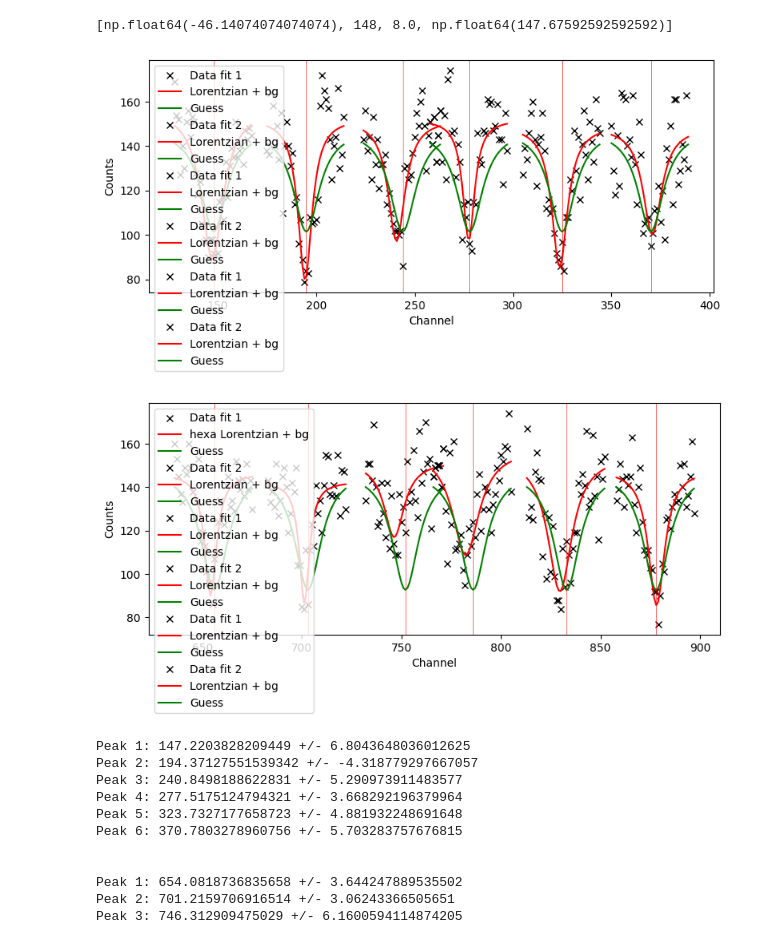
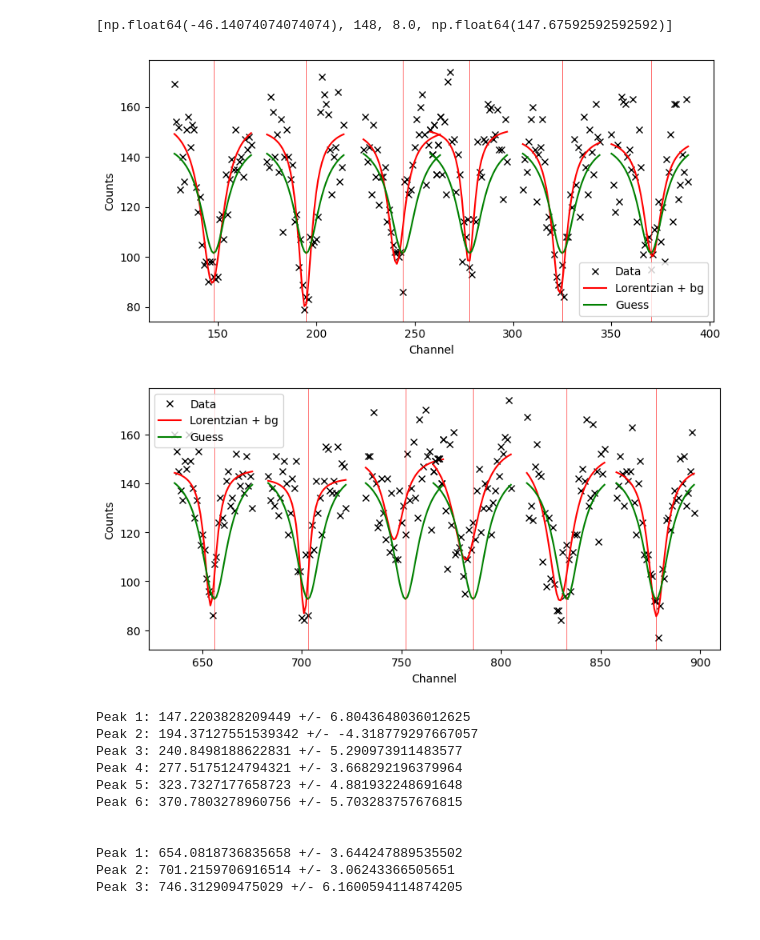
Before and after one commit to thexwon/P4, a Jupyter notebook: Mößbauer Effect/moessbauer_iron_hypersplit.ipynb, the cells around one changed output. Drawn from its saved outputs; the diff is of its cells as text; code cells hidden in the pictures.

```diff
--- a/Mößbauer Effect/moessbauer_iron_hypersplit.ipynb
+++ b/Mößbauer Effect/moessbauer_iron_hypersplit.ipynb
@@ -500,23 +500,23 @@ y6_fit = gauss_bg(x6, *popt6)
 y6_guess = gauss_bg(x6, *p0_6)
 
 plt.figure(figsize=(8, 4))
-plt.plot(x1, y1, 'kx', label='Data fit 1')
+plt.plot(x1, y1, 'kx', label='Data')
 plt.plot(x1, y1_fit, 'r-', label='Lorentzian + bg')
 plt.plot(x1, y1_guess, 'g-', label='Guess')
 plt.plot(x2, y2, 'kx')
-plt.plot(x2, y2_fit, 'r-', label='Lorentzian + bg')
+plt.plot(x2, y2_fit, 'r-')
 plt.plot(x2, y2_guess, 'g-')
 plt.plot(x3, y3, 'kx')
-plt.plot(x3, y3_fit, 'r-', label='Lorentzian + bg')
+plt.plot(x3, y3_fit, 'r-')
 plt.plot(x3, y3_guess, 'g-')
 plt.plot(x4, y4, 'kx')
-plt.plot(x4, y4_fit, 'r-', label='Lorentzian + bg')
+plt.plot(x4, y4_fit, 'r-')
 plt.plot(x4, y4_guess, 'g-')
 plt.plot(x5, y5, 'kx')
-plt.plot(x5, y5_fit, 'r-', label='Lorentzian + bg')
+plt.plot(x5, y5_fit, 'r-')
 plt.plot(x5, y5_guess, 'g-')
 plt.plot(x6, y6, 'kx')
-plt.plot(x6, y6_fit, 'r-', label='Lorentzian + bg')
+plt.plot(x6, y6_fit, 'r-')
 plt.plot(x6, y6_guess, 'g-')
 
 plt.axvline(peak1_a, color = 'red', linewidth = 0.4)
@@ -551,38 +551,38 @@ plt.figure(figsize=(8, 4))
 plt.plot(x7, y7, 'kx', label='Data')
 plt.plot(x7, y7_fit, 'r-')
 plt.plot(x7, y7_guess, 'g-')
 plt.plot(x8, y8, 'kx')
 plt.plot(x8, y8_fit, 'r-', label='Lorentzian + bg')
 plt.plot(x8, y8_guess, 'g-', label='Guess')
 plt.plot(x9, y9, 'kx')
 plt.plot(x9, y9_fit, 'r-')
 plt.plot(x9, y9_guess, 'g-')
 plt.plot(x10, y10, 'kx')
-plt.plot(x10, y10_fit, 'r-', label='Lorentzian + bg')
+plt.plot(x10, y10_fit, 'r-')
 plt.plot(x10, y10_guess, 'g-')
 plt.plot(x11, y11, 'kx')
-plt.plot(x11, y11_fit, 'r-', label='Lorentzian + bg')
+plt.plot(x11, y11_fit, 'r-')
 plt.plot(x11, y11_guess, 'g-')
 plt.plot(x12, y12, 'kx')
-plt.plot(x12, y12_fit, 'r-', label='Lorentzian + bg')
+plt.plot(x12, y12_fit, 'r-')
 plt.plot(x12, y12_guess, 'g-')
 
 
 plt.axvline(peak2_a, color = 'red', linewidth = 0.4)
 plt.axvline(peak2_b, color = 'red', linewidth = 0.4)
 plt.axvline(peak2_c, color = 'red', linewidth = 0.4)
 plt.axvline(peak2_d, color = 'red', linewidth = 0.4)
 plt.axvline(peak2_e, color = 'red', linewidth = 0.4)
 plt.axvline(peak2_f, color = 'red', linewidth = 0.4)
 plt.xlabel('Channel')
 plt.ylabel('Counts')
 plt.legend()
 plt.tight_layout()
 plt.savefig('iron_fit2.png')
 plt.show()
 # %% [output]
-[figure, old version]
+[figure, new version]
-[figure, old version]
+[figure, new version]
 # %%
 
 
```
Also changed, not shown: parts of 4 cells of this notebook, 2 other files.
